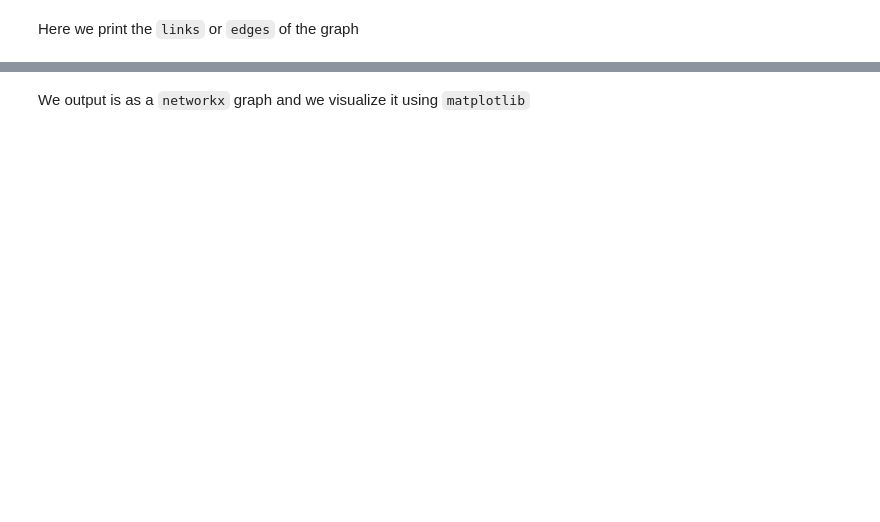
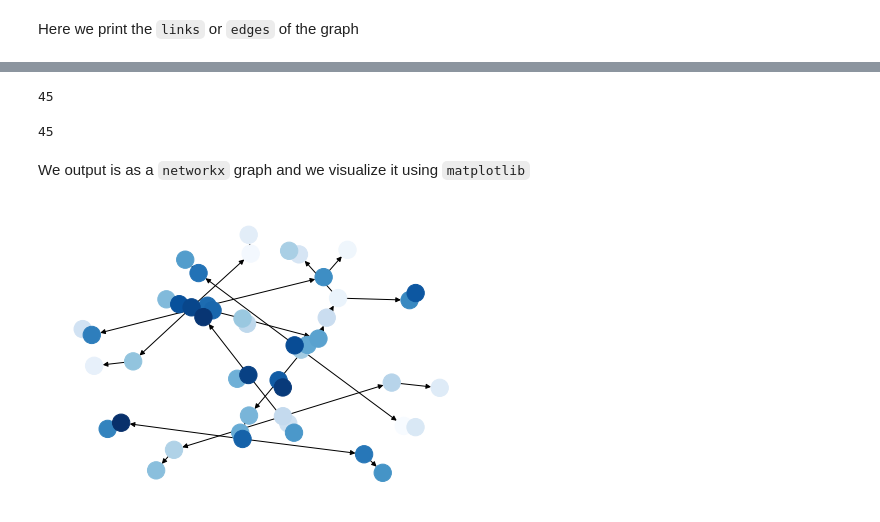
Before and after one commit to ISA-tools/isa-create-test-notebooks, a Jupyter notebook: isa-create-sample-assay-plan-ms.ipynb, the cells around one changed output, grey strips where cells are left out. Cells and saved outputs as stored; diff of their text form; code cells hidden in the pictures; blank space fills up the shorter version.

```diff
--- a/isa-create-sample-assay-plan-ms.ipynb
+++ b/isa-create-sample-assay-plan-ms.ipynb
@@ -55,23 +129,23 @@ ms_assay_dict = OrderedDict([
                     'is_input_to_next_protocols': True
                 }
             ]),
-            ('labelling', {}),
-            ('labelled extract', [
+            ('labeling', {}),
+            ('labeled_extract', [
                 {
                     'node_type': SAMPLE,
-                    'characteristics_category': 'labelled extract type',
+                    'characteristics_category': 'labeled extract type',
                     'characteristics_value': '',
                     'size': 2,
                     'technical_replicates': None,
                     'is_input_to_next_protocols': True
                 }
             ]),
-            ('mass spectrometry', {
+            ('mass_spectrometry', {
                 'instrument': ['Agilent QTQF §'],
                 'injection_mode': ['FIA', 'LC'],
                 'acquisition_mode': ['positive mode']
             }),
-            ('raw spectral data file', [
+            ('raw_spectral_data_file', [
                 {
                     'node_type': DATA_FILE,
                     'size': 1,
@@ -147,2 +186,13 @@ set(nx_graph.edges)
+# %%
+# set(nx_graph.edges)
+nx_graph.number_of_edges()
+# %% [output]
+45
+# %%
+nx_graph.size()
+# %% [output]
+45
 # %% [markdown]
 We output is as a `networkx` graph and we visualize it using `matplotlib`
+# %%
+G=nx_graph
@@ -148,0 +201,4 @@ We output is as a `networkx` graph and we visualize it using `matplotlib`
+# %%
+nx.draw(nx_graph,pos=nx.spring_layout(G),node_color=range(G.number_of_nodes()),cmap=plt.cm.Blues, with_labels=False)
+# %% [output]
+[figure, added]
```
Also changed, not shown: parts of 19 cells of this notebook, 2 other files.
